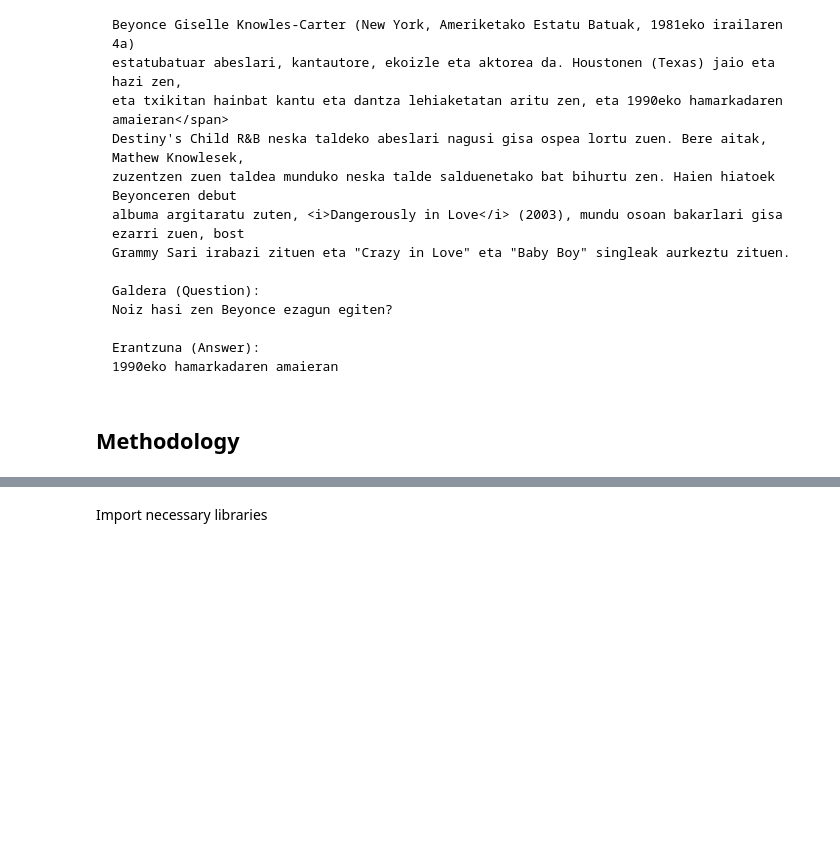
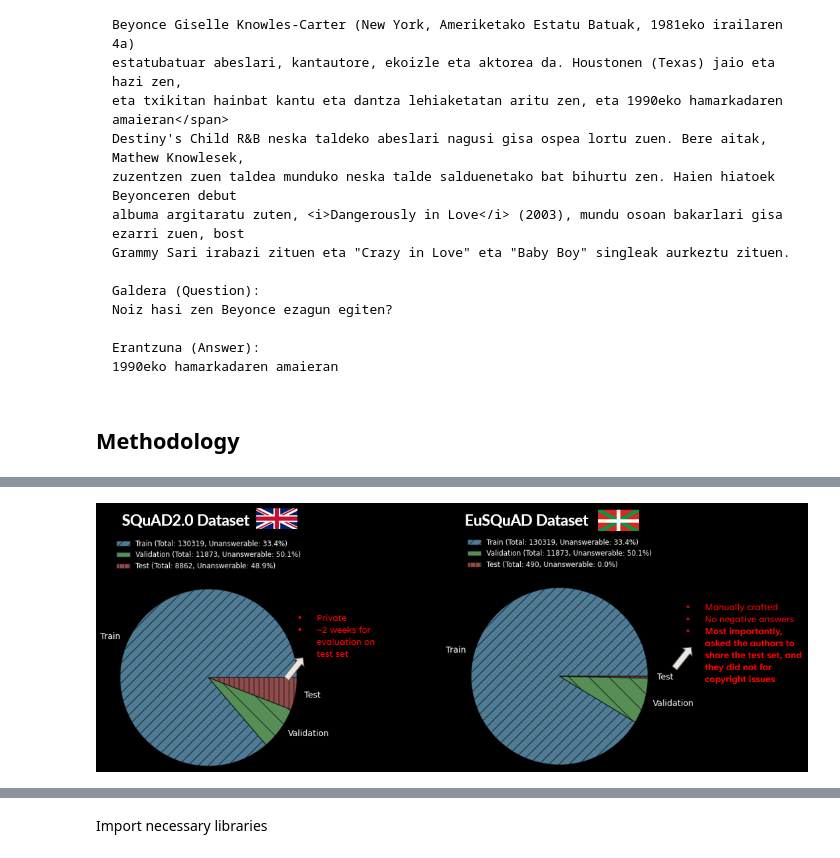
Before and after one commit to asortubay/LLM_QA_Basque, a Jupyter notebook: LLM_QA_on_Basque.ipynb, the cells around one changed output, grey strips where cells are left out. Drawn from its saved outputs; the diff is of its cells as text; code cells hidden in the pictures; blank space fills up the shorter version.

```diff
--- a/LLM_QA_on_Basque.ipynb
+++ b/LLM_QA_on_Basque.ipynb
@@ -153,0 +150,4 @@ Additionally, to ensure a balanced test set, the selection of the 10% training d
+# %%
+display(Image.open('figures/og_dataset_splits.png'))
+# %% [output]
+[figure, added]
```
Also changed, not shown: parts of 14 cells of this notebook, 2 other files.
